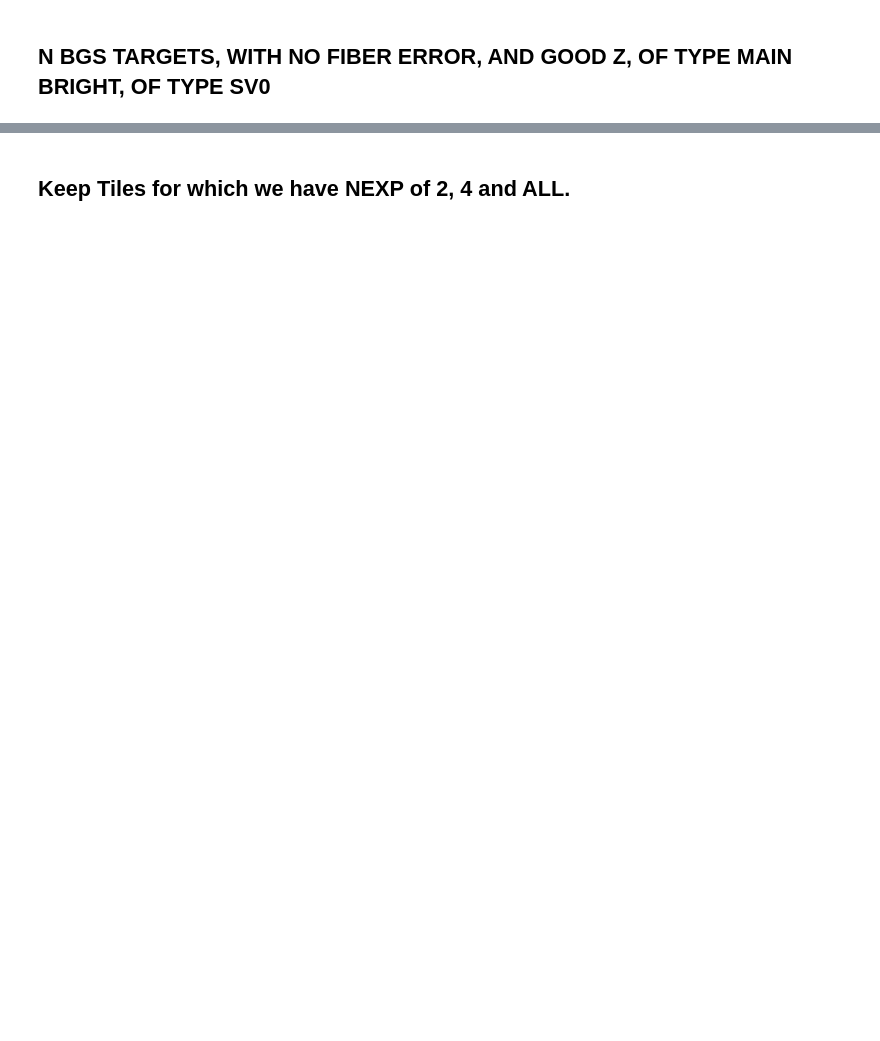
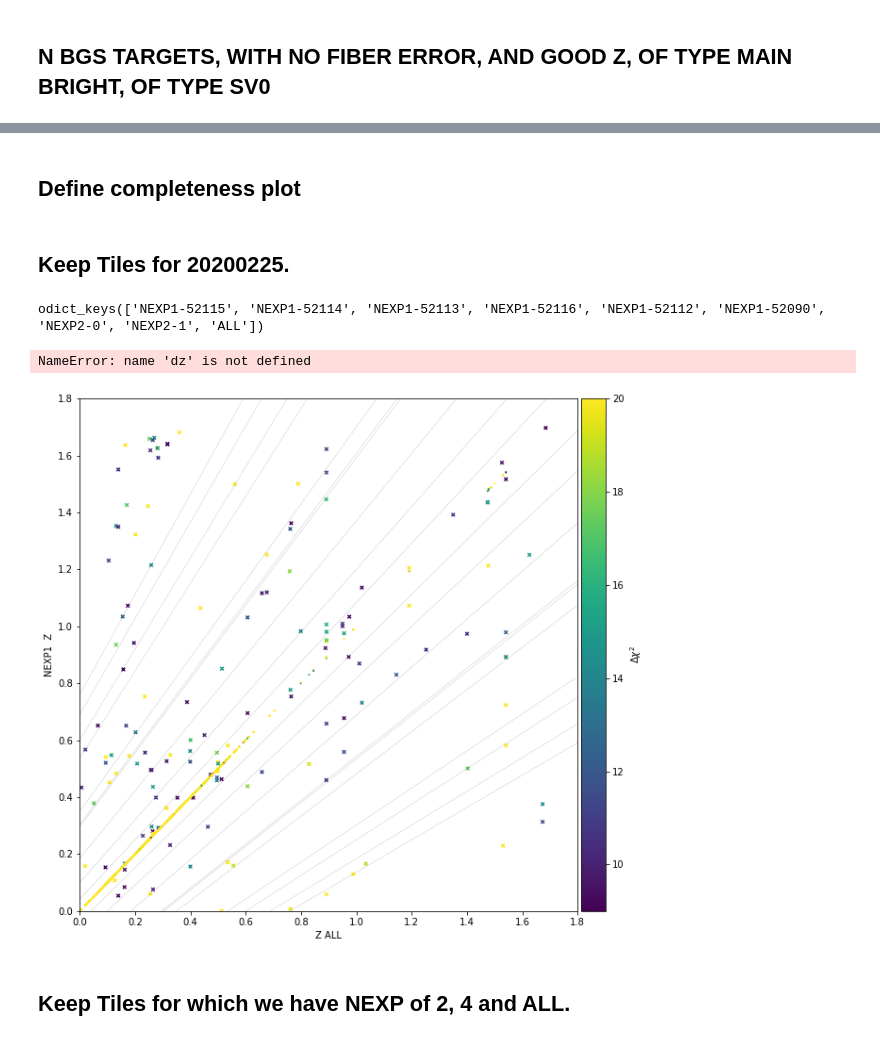
Before and after one commit to SgmAstro/MINISV, a Jupyter notebook: zs_split_coadds.ipynb, the cells around one changed output, grey strips where cells are left out. Saved outputs shown, nothing was run; the diff lists cells and outputs as text; code cells hidden in the pictures; blank space fills up the shorter version.

```diff
--- a/zs_split_coadds.ipynb
+++ b/zs_split_coadds.ipynb
@@ -529,0 +729,25 @@ NIGHT           TILE    KEY             EXPTIME         MOONFRAC        MOONALT
+# %%
+def _airtovac(w):
+    """
+    Convert air wavelengths to vacuum wavelengths. Don't convert less than 2000 Å.
+
+    Parameters
+    ----------
+    w : :class:`float`
+        Wavelength [Å] of the line in air.
+    Returns
+    -------
+    :class:`float`
+        Wavelength [Å] of the line in vacuum.
+    """
+    if w < 2000.0:
+      return w;
+
+    vac = w
+
+    for iter in range(2):
+        sigma2 = (1.0e4/vac)*(1.0e4/vac)
+        fact   = 1.0 + 5.792105e-2/(238.0185 - sigma2) + 1.67917e-3/(57.362 - sigma2)
+        vac    = w * fact
+
+    return vac
@@ -529,0 +812,8 @@ NIGHT           TILE    KEY             EXPTIME         MOONFRAC        MOONALT
+# %%
+line_waves    = [_airtovac(line['lambda']) for line in _line_list]
+line_names    = [          line['name']    for line in _line_list]
+
+lines         = dict(zip(line_names, line_waves))
+
+pairs         = [comb for comb in combinations(lines, 2)]
+pairs         = [(lines[pair[0]], lines[pair[1]]) for pair in pairs]
@@ -529,0 +895,22 @@ NIGHT           TILE    KEY             EXPTIME         MOONFRAC        MOONALT
+# %% [markdown]
+##  Define completeness plot
+# %% [markdown]
+## Keep Tiles for 20200225.
+# %%
+tile          = 70502
+night         = '20200225'
+
+keep          = results[tile][night]
+# %%
+keys          = keep.keys()
+keys
+# %% [output]
+odict_keys(['NEXP1-52115', 'NEXP1-52114', 'NEXP1-52113', 'NEXP1-52116', 'NEXP1-52112', 'NEXP1-52090', 'NEXP2-0', 'NEXP2-1', 'ALL'])
+# %%
+ones          = ['NEXP1-52115', 'NEXP1-52114', 'NEXP1-52113', 'NEXP1-52116', 'NEXP1-52112', 'NEXP1-52090']
+twos          = ['NEXP2-0', 'NEXP2-1']
+# %%
+summary(keep, ones)
+# %% [output]
+NameError: name 'dz' is not defined
+[figure, added]
```
Also changed, not shown: parts of 58 cells of this notebook, 6 other files.
